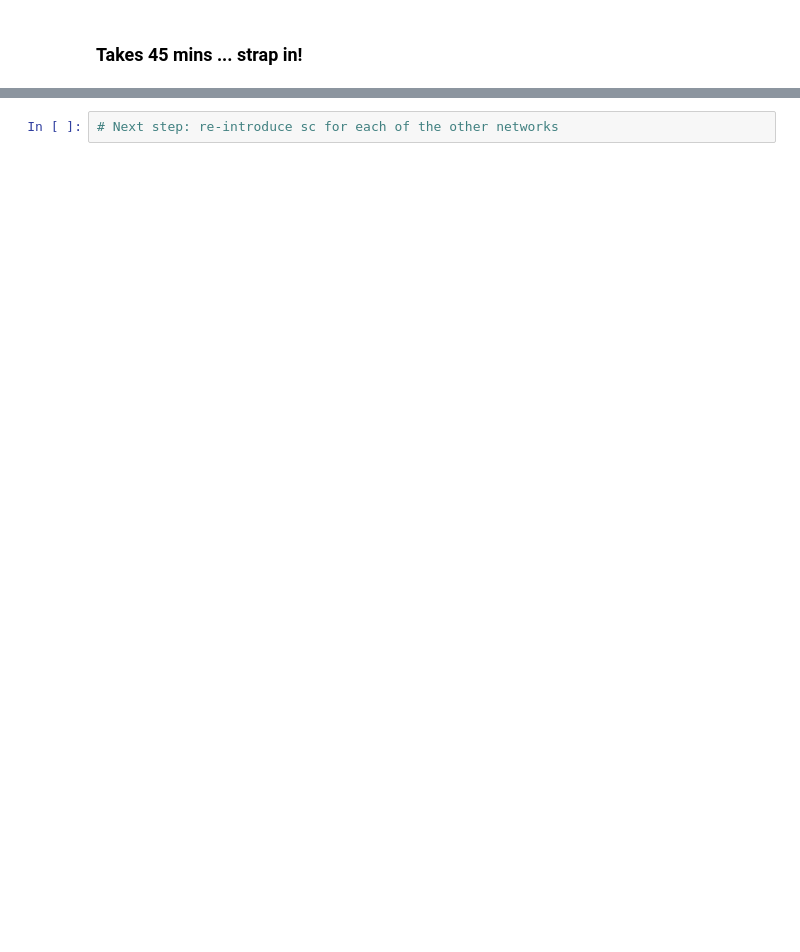
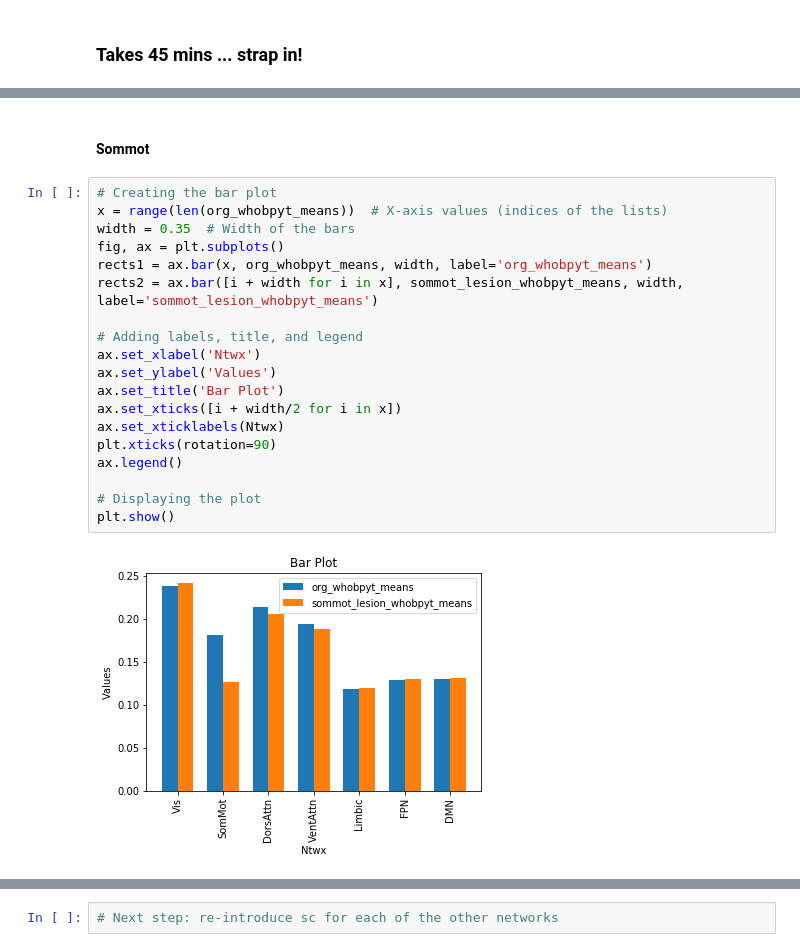
Before and after one commit to Shreyder93/whobpyt, a Jupyter notebook: scratch/WhoBPyT_isolated_Ntwx_all_subs.ipynb, the cells around one changed output, grey strips where cells are left out. Saved outputs shown, nothing was run; the diff lists cells and outputs as text; blank space fills up the shorter version.

```diff
--- a/scratch/WhoBPyT_isolated_Ntwx_all_subs.ipynb
+++ b/scratch/WhoBPyT_isolated_Ntwx_all_subs.ipynb
@@ -174,0 +484,23 @@ Wall time: 42min 27s
+# %% [markdown]
+#### Sommot
+# %%
+# Creating the bar plot
+x = range(len(org_whobpyt_means))  # X-axis values (indices of the lists)
+width = 0.35  # Width of the bars
+fig, ax = plt.subplots()
+rects1 = ax.bar(x, org_whobpyt_means, width, label='org_whobpyt_means')
+rects2 = ax.bar([i + width for i in x], sommot_lesion_whobpyt_means, width, label='sommot_lesion_whobpyt_means')
+
+# Adding labels, title, and legend
+ax.set_xlabel('Ntwx')
+ax.set_ylabel('Values')
+ax.set_title('Bar Plot')
+ax.set_xticks([i + width/2 for i in x])
+ax.set_xticklabels(Ntwx)
+plt.xticks(rotation=90)
+ax.legend()
+
+# Displaying the plot
+plt.show()
+# %% [output]
+[figure, added]
```
Also changed, not shown: parts of 49 cells of this notebook.
